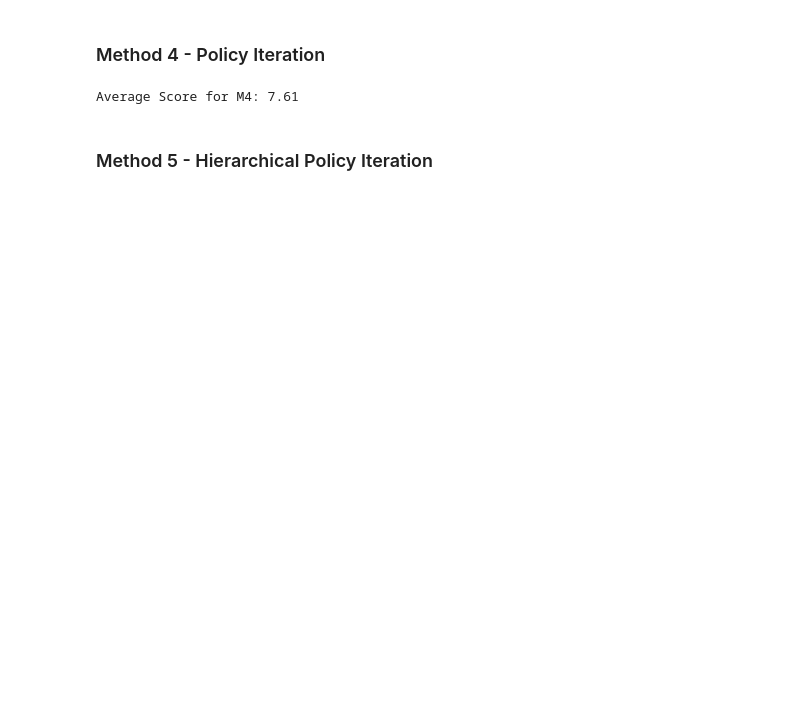
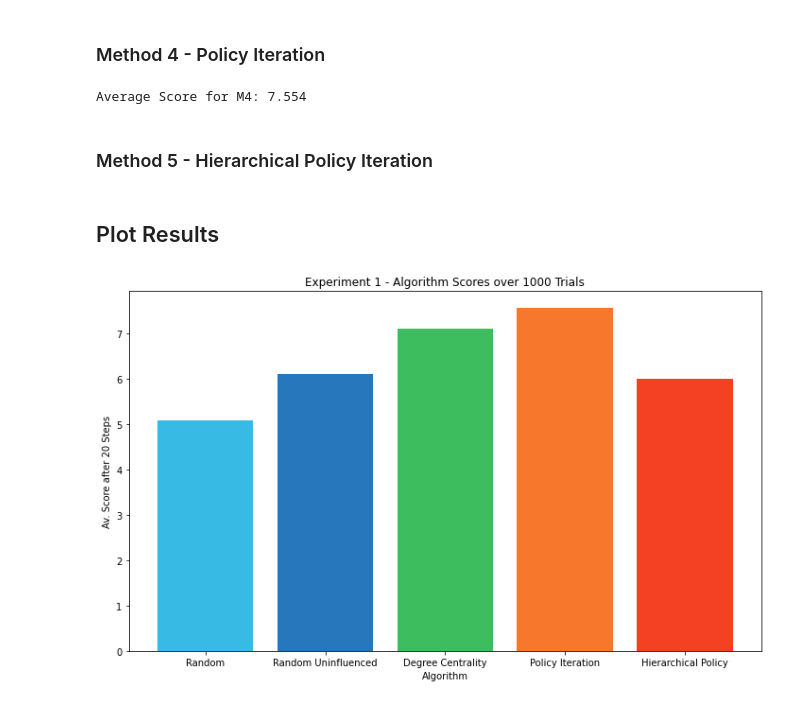
Before and after one commit to gpestre/CS182-final-project, a Jupyter notebook: notebooks/experiment_1.ipynb, the cells around one changed output. Drawn from its saved outputs; the diff is of its cells as text; code cells hidden in the pictures; blank space fills up the shorter version.

Commit message:
Added a graph and reran each experiment 1000 times to make it less variable on different runs

```diff
--- a/notebooks/experiment_1.ipynb
+++ b/notebooks/experiment_1.ipynb
@@ -53,7 +53,7 @@ plt.show()
 # %% [markdown]
 ### Set up Simulation Parameters
 # %%
-number_of_simulations = 100
+number_of_simulations = 1000
 steps_between_influence = 6
 simulation_steps = 20
 # %% [markdown]
@@ -126,6 +124,24 @@ for _ in range(number_of_simulations):
 m4_score = np.mean(m4_scores)
 print(f"Average Score for M4: {m4_score}")
 # %% [output]
-Average Score for M4: 7.61
+Average Score for M4: 7.554
 # %% [markdown]
 ### Method 5 - Hierarchical Policy Iteration
+# %%
+# MISSING
+m5_score = 6
+# %% [markdown]
+## Plot Results
+# %%
+test_scores = [m1_score, m2_score, m3_score, m4_score, m5_score]
+colors = ['#37bbe4','#2677bb','#3dbd5d','#f7772c', '#f54123']
+bar_labels = ['Random','Random Uninfluenced','Degree Centrality','Policy Iteration','Hierarchical Policy']
+
+plt.figure(figsize=(12,7))
+plt.bar(bar_labels, test_scores, color=colors)
+plt.xlabel("Algorithm")
+plt.ylabel("Av. Score after 20 Steps")
+plt.title("Experiment 1 - Algorithm Scores over 1000 Trials")
+plt.show()
+# %% [output]
+[figure, added]
```
Also changed, not shown: parts of 4 cells of this notebook.
